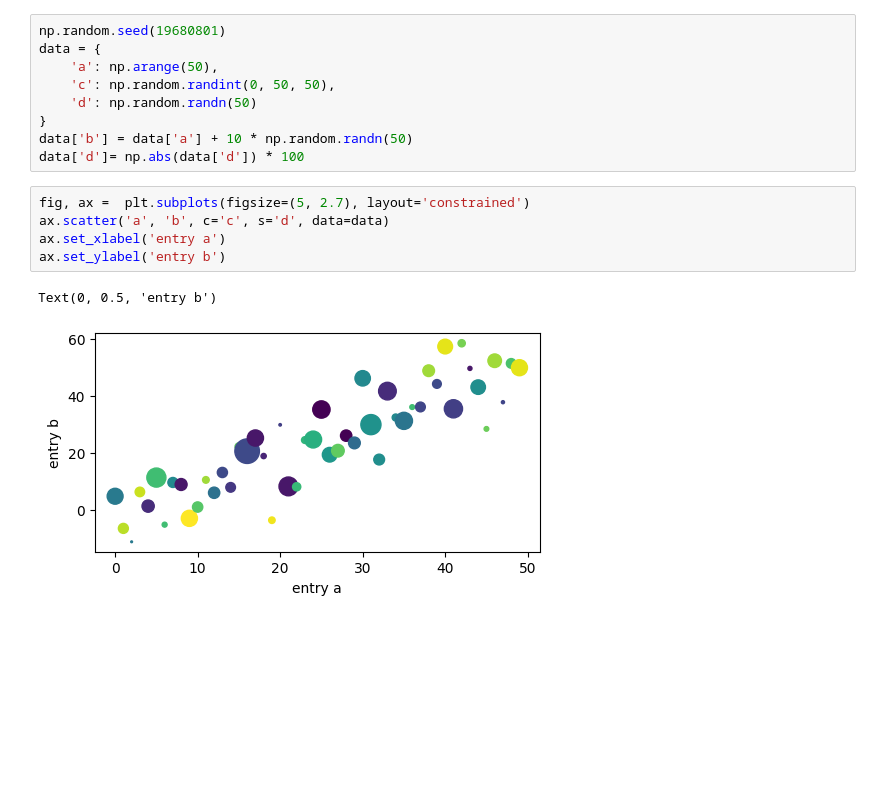
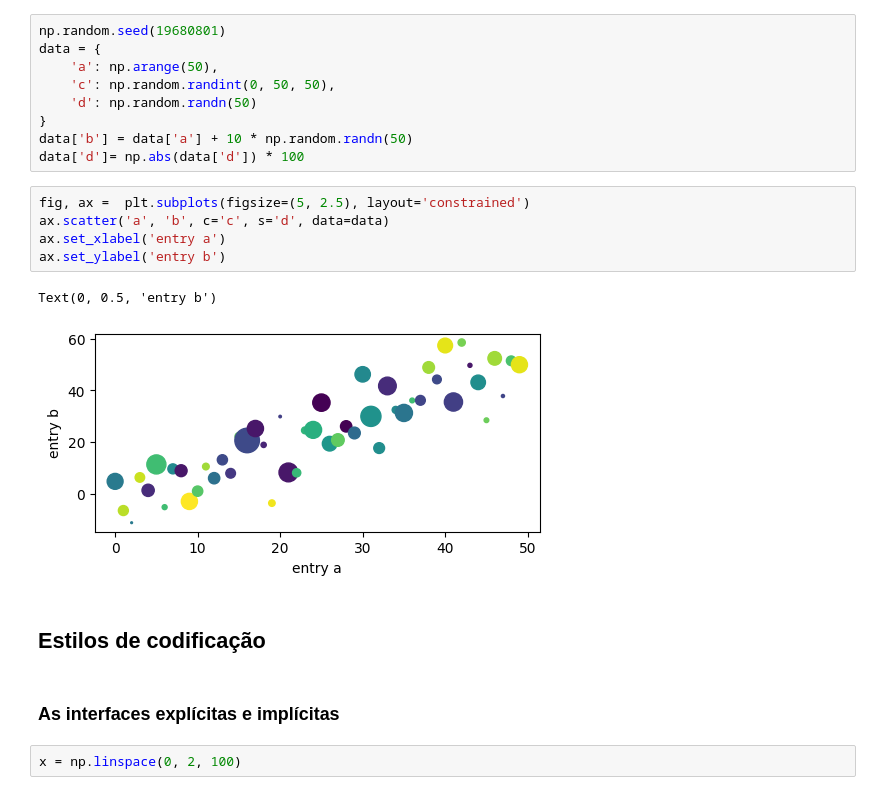
Before and after one commit to edgardbertelli/estudo-matplotlib, a Jupyter notebook: matplotlib_quick_start_guide.ipynb, the cells around one changed output. Saved outputs shown, nothing was run; the diff lists cells and outputs as text; blank space fills up the shorter version.

```diff
--- a/matplotlib_quick_start_guide.ipynb
+++ b/matplotlib_quick_start_guide.ipynb
@@ -55,10 +55,16 @@ data = {
 data['b'] = data['a'] + 10 * np.random.randn(50)
 data['d']= np.abs(data['d']) * 100
 # %%
-fig, ax =  plt.subplots(figsize=(5, 2.7), layout='constrained')
+fig, ax =  plt.subplots(figsize=(5, 2.5), layout='constrained')
 ax.scatter('a', 'b', c='c', s='d', data=data)
 ax.set_xlabel('entry a')
 ax.set_ylabel('entry b')
 # %% [output]
 Text(0, 0.5, 'entry b')
-[figure, old version]
+[figure, new version]
+# %% [markdown]
+## Estilos de codificação
+# %% [markdown]
+### As interfaces explícitas e implícitas
+# %%
+x = np.linspace(0, 2, 100)
```
Also changed, not shown: parts of 33 cells of this notebook.
